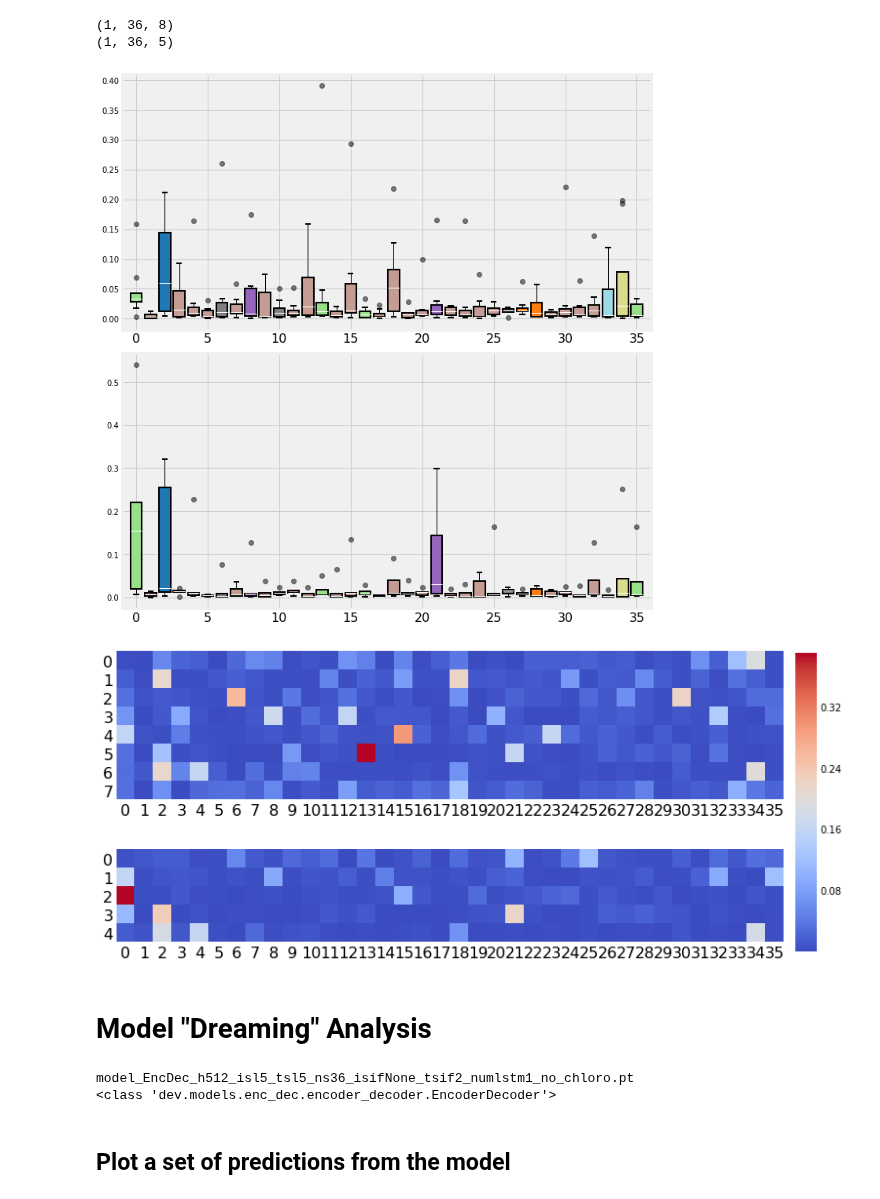
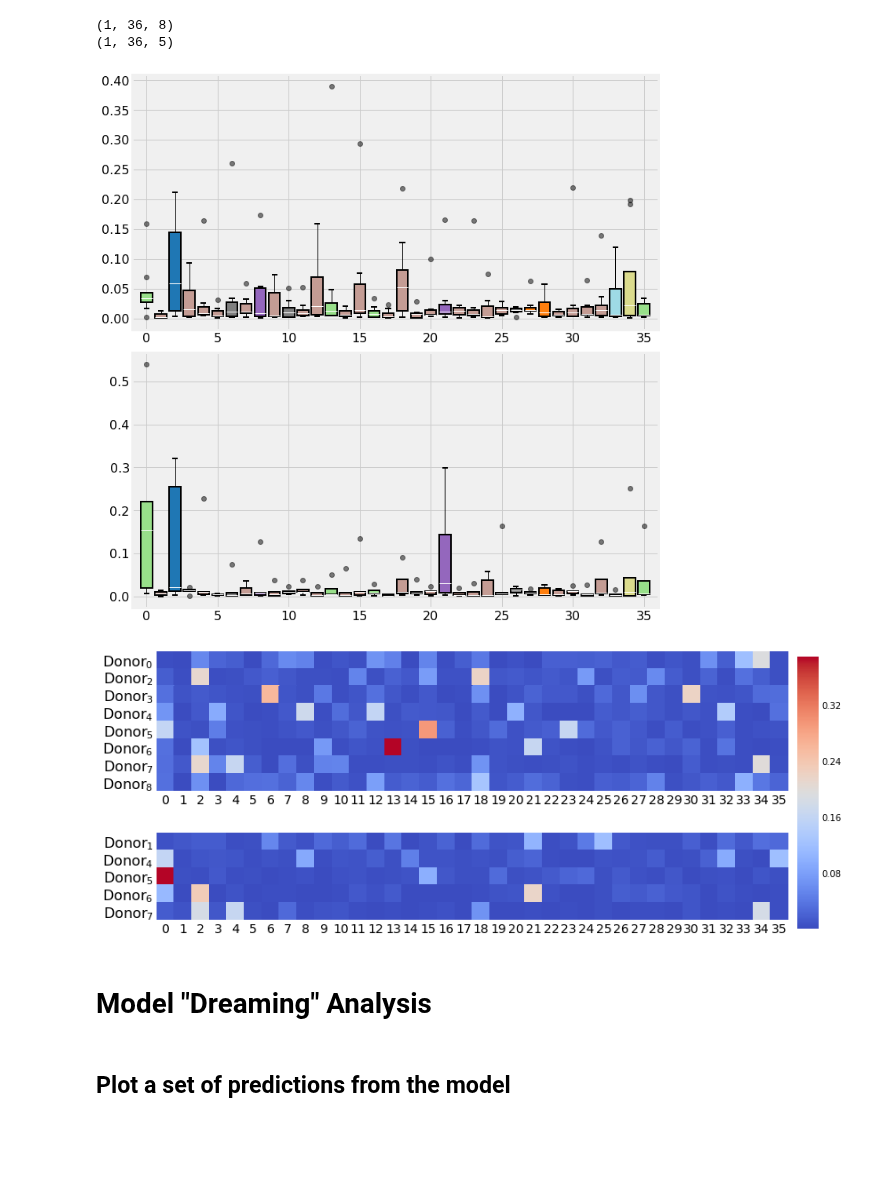
Before and after one commit to michaelwiest/microbiome-rnn, a Jupyter notebook: notebooks/Model Evaluator.ipynb, the cells around one changed output. Cells and saved outputs as stored; diff of their text form; code cells hidden in the pictures; blank space fills up the shorter version.

```diff
--- a/notebooks/Model Evaluator.ipynb
+++ b/notebooks/Model Evaluator.ipynb
@@ -241,6 +243,10 @@ Skipping file, 0, because it's of shape: (36, 68)
 Skipping file, 2, because it's of shape: (36, 48)
 Skipping file, 3, because it's of shape: (36, 145)
 Skipping file, 8, because it's of shape: (36, 191)
+# %%
+# Make labels for train and validation data.
+train_labels = ['Donor$_{}$'.format(i) for i in range(len(otu_handler.samples)) if i != 1]
+val_labels = ['Donor$_{}$'.format(i) for i in range(len(otu_handler.samples)) if i not in [0, 2, 3, 8]]
 # %%
 
 input_length = 5
@@ -296,6 +302,7 @@ for i, to_plot in enumerate([train, val]):
     axl[i].set_xticks(list(range(1, otu_handler.num_strains + 2))[::5])
     axl[i].set_xticklabels(list(range(otu_handler.num_strains + 1))[::5], fontsize=16)
     axl[i].set_xlim(0, otu_handler.num_strains + 1)
+    axl[i].tick_params(axis='both', labelsize=16)
     for i, box in enumerate(bp['boxes']):
         # change outline color
         box.set(linewidth=2)
@@ -316,47 +323,25 @@ for i, to_plot in enumerate([train, val]):
 plt.tight_layout()
 plt.show()
 # %% [output]
-[figure, old version]
+[figure, new version]
 # %%
 train = t_v_losses[0][0]
 val = t_v_losses[1][0]
-fig, ax = plt.subplots(2, 1, figsize=(10, 5))
+fig, ax = plt.subplots(2, 1, figsize=(11, 5))
 axl = ax.flatten()
 cbar_ax = fig.add_axes([1, 0.1, .03, 0.85])
+
+donor_labels = [train_labels, val_labels]
 for i, to_plot in enumerate([train, val]):
     sns.heatmap(to_plot.T, square=True, cmap='coolwarm', ax=axl[i], cbar=i == 0,
                cbar_ax=None if i else cbar_ax)
-    axl[i].set_xticklabels(list(range((to_plot.shape[0]))), fontsize=16)
-    axl[i].set_yticklabels(list(range((to_plot.shape[1]))), fontsize=16, rotation=0)
+    axl[i].set_xticklabels(list(range((to_plot.shape[0]))), fontsize=14)
+    axl[i].set_yticklabels(donor_labels[i], fontsize=16, rotation=0)
 plt.tight_layout()
 # %% [output]
-[figure, old version]
+[figure, new version]
 # %% [markdown]
 # Model "Dreaming" Analysis
-# %%
-# CUDA_LAUNCH_BLOCKING=1
-torch.cuda.set_device(1)
-# Instantiate the model
-hidden_dim = 512
-reduced_num_strains = 36
-slice_len = 36
-num_lstm = 1
-use_gpu = torch.cuda.is_available()
-otu_handler.min_len = 30
-# print(model_name)
-# Basically load the correct type of model.
-if model_type == 'enc_dec' or model_type.endswith('lstm') or model_type == 'vae':
-    model = model_lookup[model_type](hidden_dim, otu_handler, num_lstm, use_gpu, LSTM_in_size=reduced_num_strains)
-else:
-    model = model_lookup[model_type](hidden_dim, otu_handler, slice_len, use_gpu)
-print(model_name)
-print(model_lookup[model_type])
-model.load_state_dict(torch.load(os.path.join(output_dir, model_name)))
-
-model = model.cuda()
-# %% [output]
-model_EncDec_h512_isl5_tsl5_ns36_isifNone_tsif2_numlstm1_no_chloro.pt
-<class 'dev.models.enc_dec.encoder_decoder.EncoderDecoder'>
 # %% [markdown]
 ## Plot a set of predictions from the model
 # %%
```
Also changed, not shown: parts of 3 cells of this notebook.
